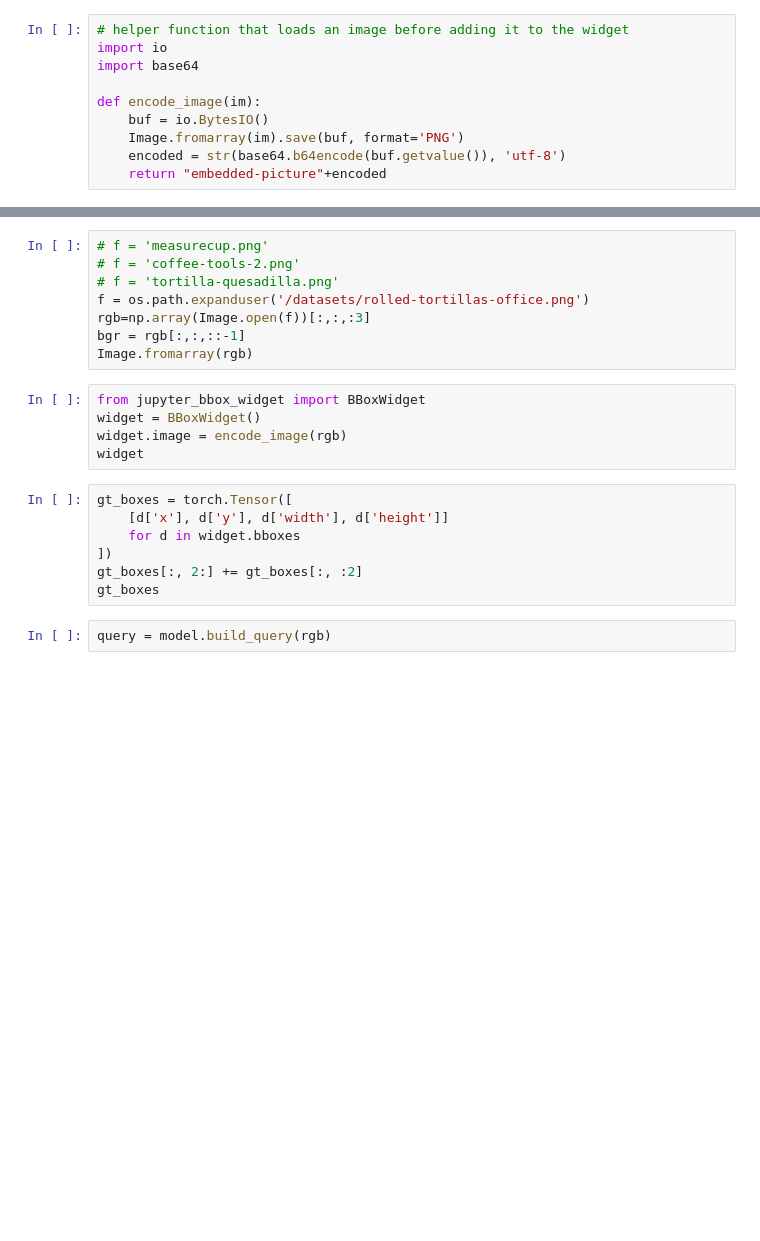
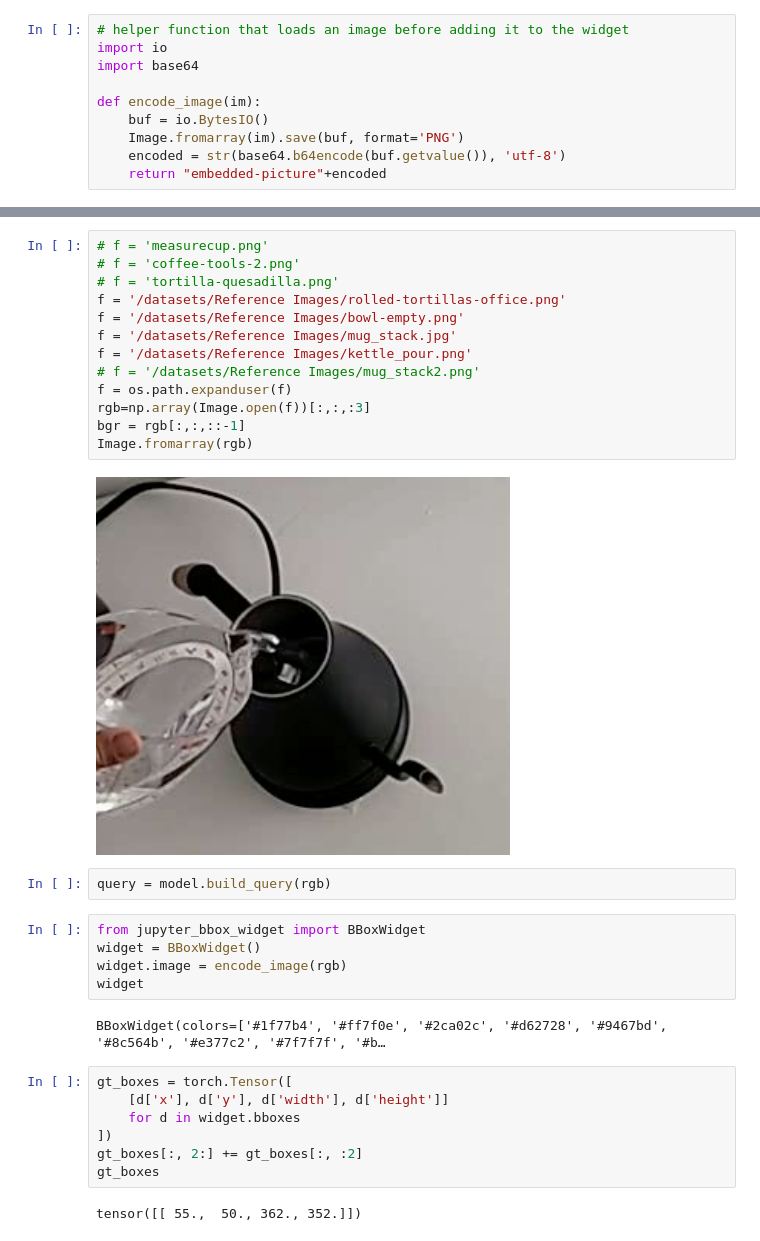
Before and after one commit to facebookresearch/Detic, a Jupyter notebook: tools/Reverse Detic.ipynb, the cells around one changed output, grey strips where cells are left out. Drawn from its saved outputs; the diff is of its cells as text; blank space fills up the shorter version.

```diff
--- a/tools/Reverse Detic.ipynb
+++ b/tools/Reverse Detic.ipynb
@@ -34,16 +52,27 @@ model = Detic()
 # %%
 # f = 'measurecup.png'
 # f = 'coffee-tools-2.png'
 # f = 'tortilla-quesadilla.png'
-f = os.path.expanduser('/datasets/rolled-tortillas-office.png')
+f = '/datasets/Reference Images/rolled-tortillas-office.png'
+f = '/datasets/Reference Images/bowl-empty.png'
+f = '/datasets/Reference Images/mug_stack.jpg'
+f = '/datasets/Reference Images/kettle_pour.png'
+# f = '/datasets/Reference Images/mug_stack2.png'
+f = os.path.expanduser(f)
 rgb=np.array(Image.open(f))[:,:,:3]
 bgr = rgb[:,:,::-1]
 Image.fromarray(rgb)
+# %% [output]
+[figure, added]
+# %%
+query = model.build_query(rgb)
 # %%
 from jupyter_bbox_widget import BBoxWidget
 widget = BBoxWidget()
 widget.image = encode_image(rgb)
 widget
+# %% [output]
+BBoxWidget(colors=['#1f77b4', '#ff7f0e', '#2ca02c', '#d62728', '#9467bd', '#8c564b', '#e377c2', '#7f7f7f', '#b…
 # %%
 gt_boxes = torch.Tensor([
     [d['x'], d['y'], d['width'], d['height']]
@@ -51,8 +80,8 @@ gt_boxes = torch.Tensor([
 ])
 gt_boxes[:, 2:] += gt_boxes[:, :2]
 gt_boxes
+# %% [output]
+tensor([[ 55.,  50., 362., 352.]])
-# %%
-query = model.build_query(rgb)
 # %%
 instances = query.predict(gt_boxes.cuda())['instances']
 instances._fields
```
Also changed, not shown: parts of 14 cells of this notebook, 3 other files.
